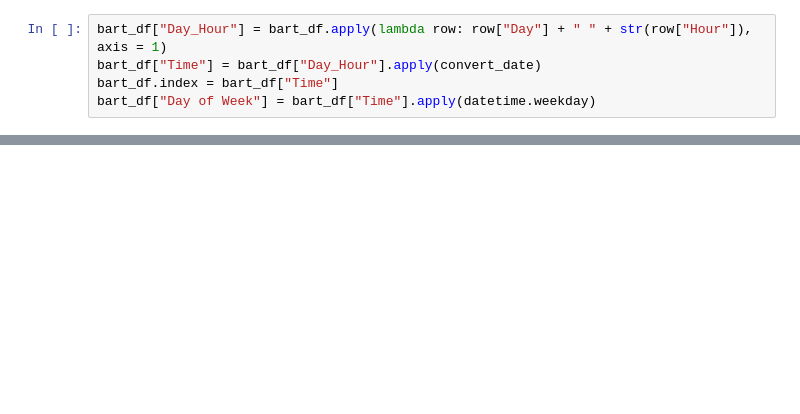
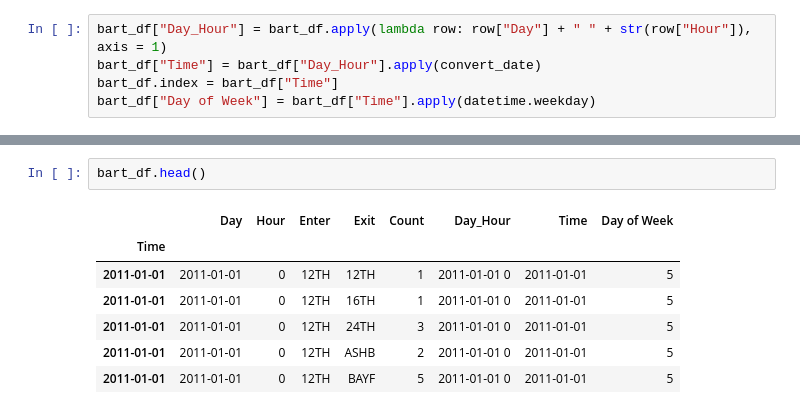
Before and after one commit to ayayron/bart, a Jupyter notebook: BART.ipynb, the cells around one changed output, grey strips where cells are left out. Drawn from its saved outputs; the diff is of its cells as text; blank space fills up the shorter version.

```diff
--- a/BART.ipynb
+++ b/BART.ipynb
@@ -42 +69,11 @@ hour_index = bart_df.groupby("Hour")
+# %%
+bart_df.head()
+# %% [output]
+|  | Day | Hour | Enter | Exit | Count | Day_Hour | Time | Day of Week |
+| Time |  |  |  |  |  |  |  |  |
+| 2011-01-01 | 2011-01-01 | 0 | 12TH | 12TH | 1 | 2011-01-01 0 | 2011-01-01 | 5 |
+| 2011-01-01 | 2011-01-01 | 0 | 12TH | 16TH | 1 | 2011-01-01 0 | 2011-01-01 | 5 |
+| 2011-01-01 | 2011-01-01 | 0 | 12TH | 24TH | 3 | 2011-01-01 0 | 2011-01-01 | 5 |
+| 2011-01-01 | 2011-01-01 | 0 | 12TH | ASHB | 2 | 2011-01-01 0 | 2011-01-01 | 5 |
+| 2011-01-01 | 2011-01-01 | 0 | 12TH | BAYF | 5 | 2011-01-01 0 | 2011-01-01 | 5 |
 # %%
```
Also changed, not shown: parts of 11 cells of this notebook.
